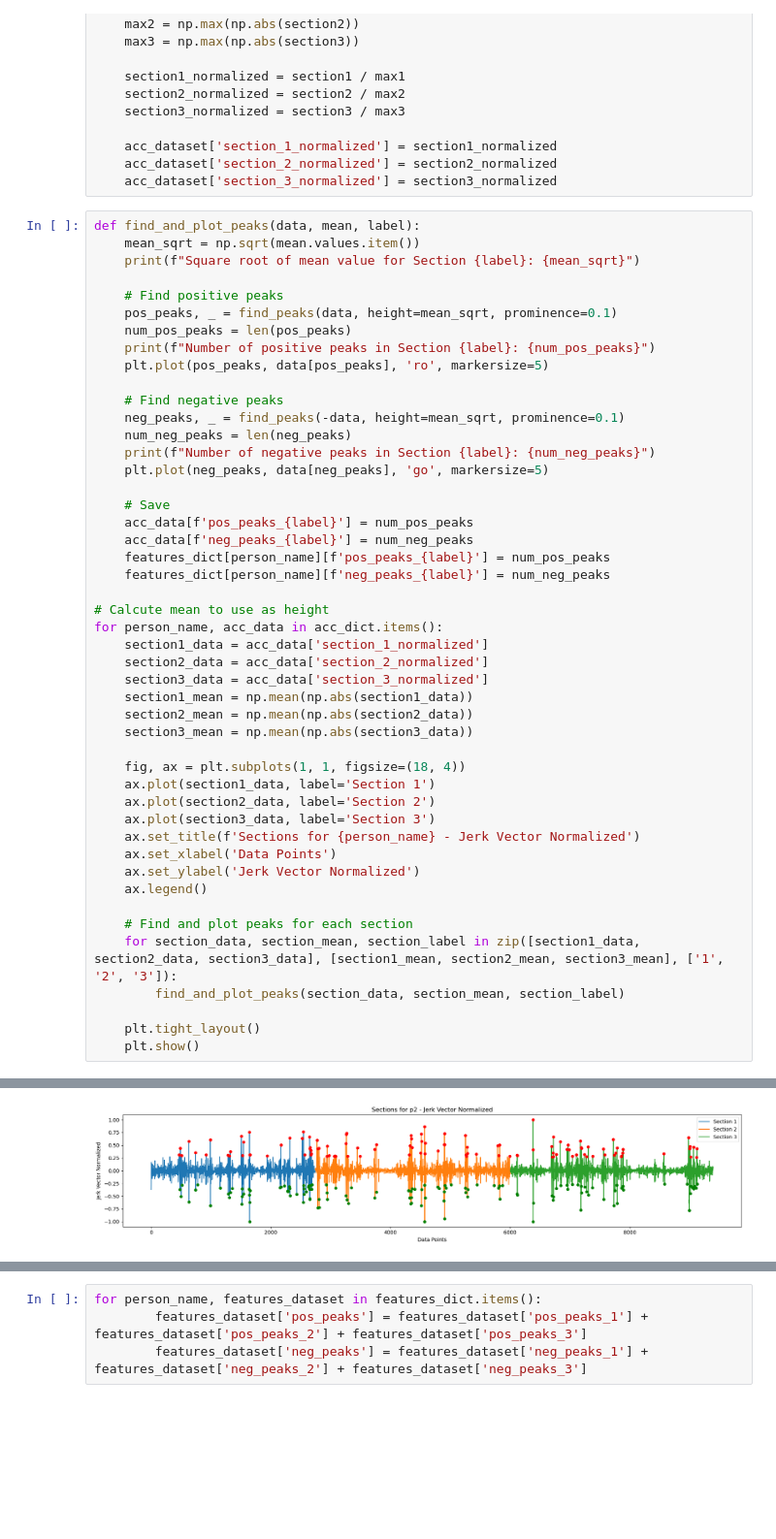
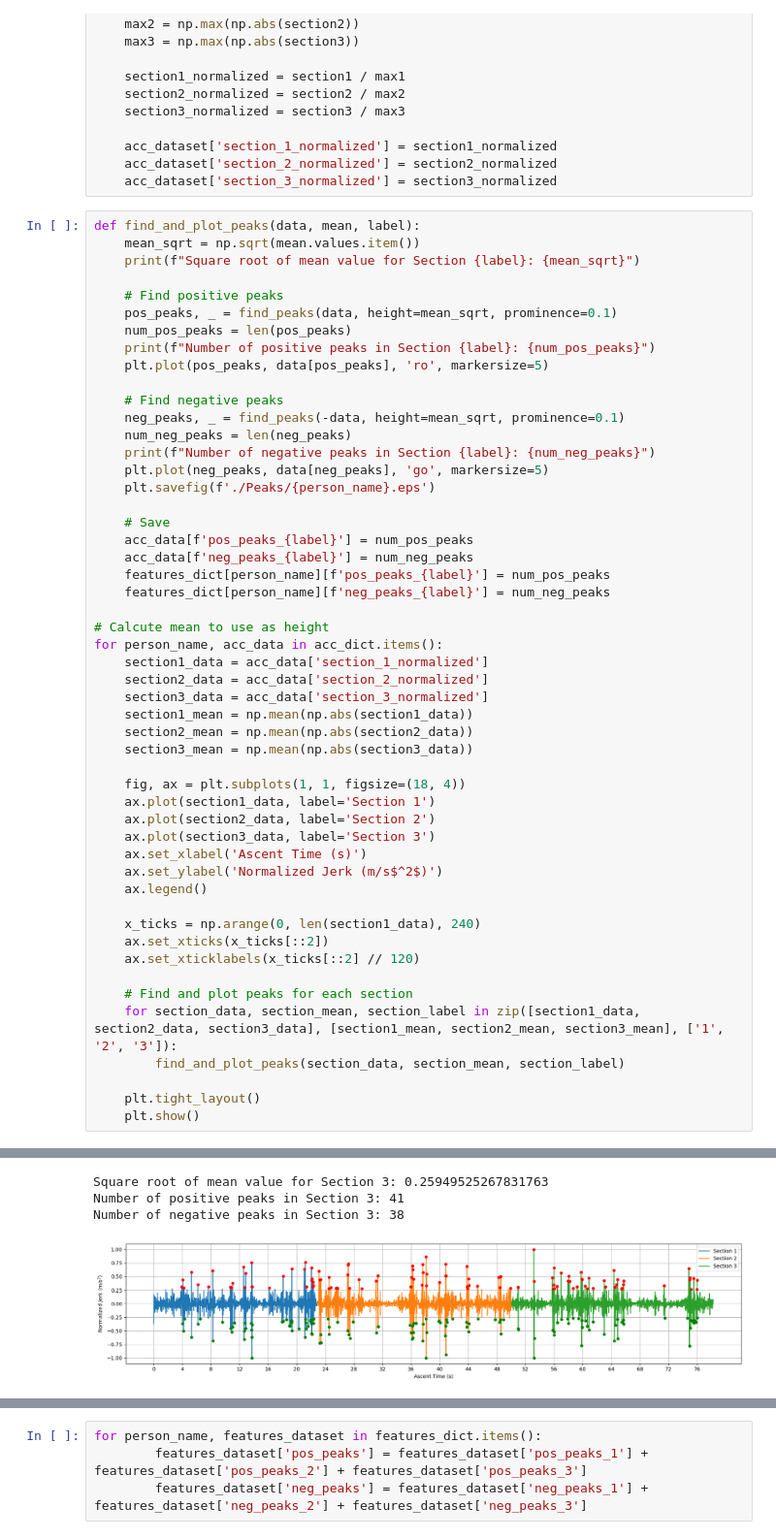
Before and after one commit to doertiboy/MasterStudy, a Jupyter notebook: 02_FeatureExtraction.ipynb, the cells around one changed output, grey strips where cells are left out. Shown at 97% size. Cells and saved outputs as stored; diff of their text form; blank space fills up the shorter version.

Commit message:
save peak figures

```diff
--- a/02_FeatureExtraction.ipynb
+++ b/02_FeatureExtraction.ipynb
@@ -352,6 +352,7 @@ def find_and_plot_peaks(data, mean, label):
     num_neg_peaks = len(neg_peaks)
     print(f"Number of negative peaks in Section {label}: {num_neg_peaks}")
     plt.plot(neg_peaks, data[neg_peaks], 'go', markersize=5)
+    plt.savefig(f'./Peaks/{person_name}.eps')
 
     # Save
     acc_data[f'pos_peaks_{label}'] = num_pos_peaks
@@ -372,10 +373,13 @@ for person_name, acc_data in acc_dict.items():
     ax.plot(section1_data, label='Section 1')
     ax.plot(section2_data, label='Section 2')
     ax.plot(section3_data, label='Section 3')
-    ax.set_title(f'Sections for {person_name} - Jerk Vector Normalized')
-    ax.set_xlabel('Data Points')
-    ax.set_ylabel('Jerk Vector Normalized')
+    ax.set_xlabel('Ascent Time (s)')
+    ax.set_ylabel('Normalized Jerk (m/s$^2$)')
     ax.legend()
+
+    x_ticks = np.arange(0, len(section1_data), 240)
+    ax.set_xticks(x_ticks[::2])
+    ax.set_xticklabels(x_ticks[::2] // 120)
 
     # Find and plot peaks for each section
     for section_data, section_mean, section_label in zip([section1_data, section2_data, section3_data], [section1_mean, section2_mean, section3_mean], ['1', '2', '3']):
@@ -406 +413,4 @@ Number of negative peaks in Section 3: 38
+Square root of mean value for Section 3: 0.25949525267831763
+Number of positive peaks in Section 3: 41
+Number of negative peaks in Section 3: 38
-[figure, old version]
+[figure, new version]
```
Also changed, not shown: parts of 1 cell of this notebook, 33 other files.
